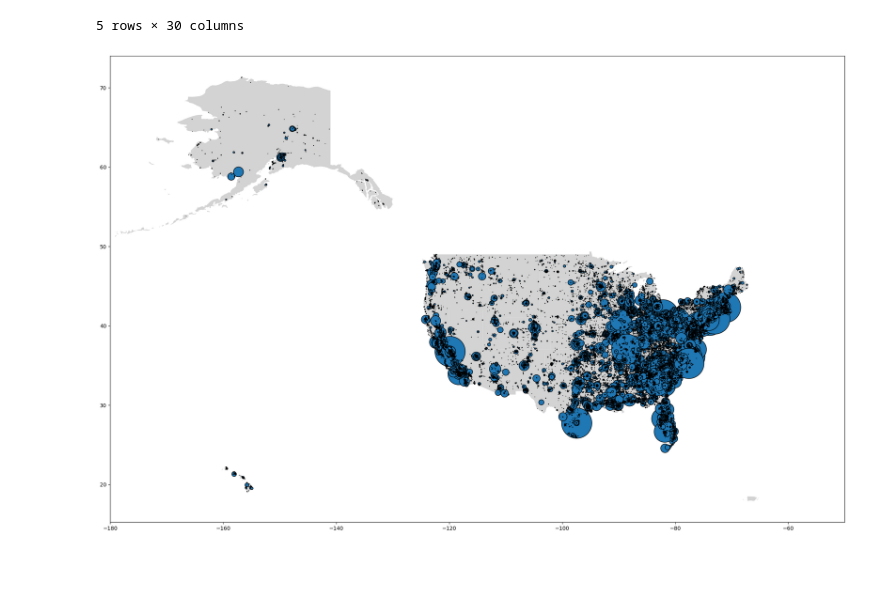
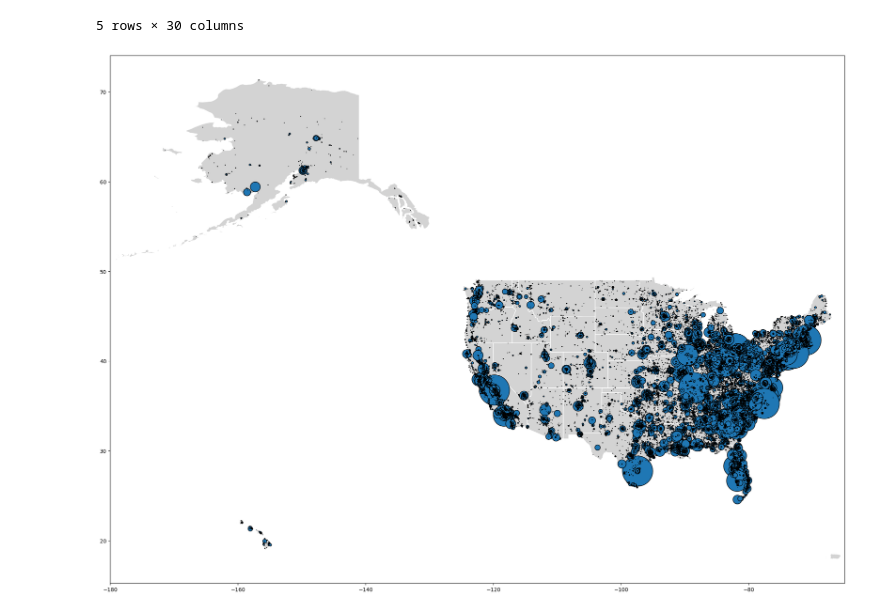
Before and after one commit to vivianndo/ads508_gunviolence, a Jupyter notebook: project.ipynb, the cells around one changed output. Drawn from its saved outputs; the diff is of its cells as text; code cells hidden in the pictures; blank space fills up the shorter version.

```diff
--- a/project.ipynb
+++ b/project.ipynb
@@ -400,9 +400,9 @@ df_geo.head()
 # %%
 united_states = GeoDataFrame.from_file('state_shapefiles/')
 #north_america.plot(color='lightgrey')
-axes = united_states.plot(color='lightgrey')
+axes = united_states.plot(color='lightgrey', edgecolor='white')
 axes.scatter(x=df['longitude'], y=df['latitude'], s=.15*(gb_city['incident_count']), edgecolors='black')
-plt.xlim(xmin=-180,xmax=-50)
+plt.xlim(xmin=-180,xmax=-65)
 plt.show()
 # %% [output]
-[figure, old version]
+[figure, new version]
```
Also changed, not shown: parts of 3 cells of this notebook.
